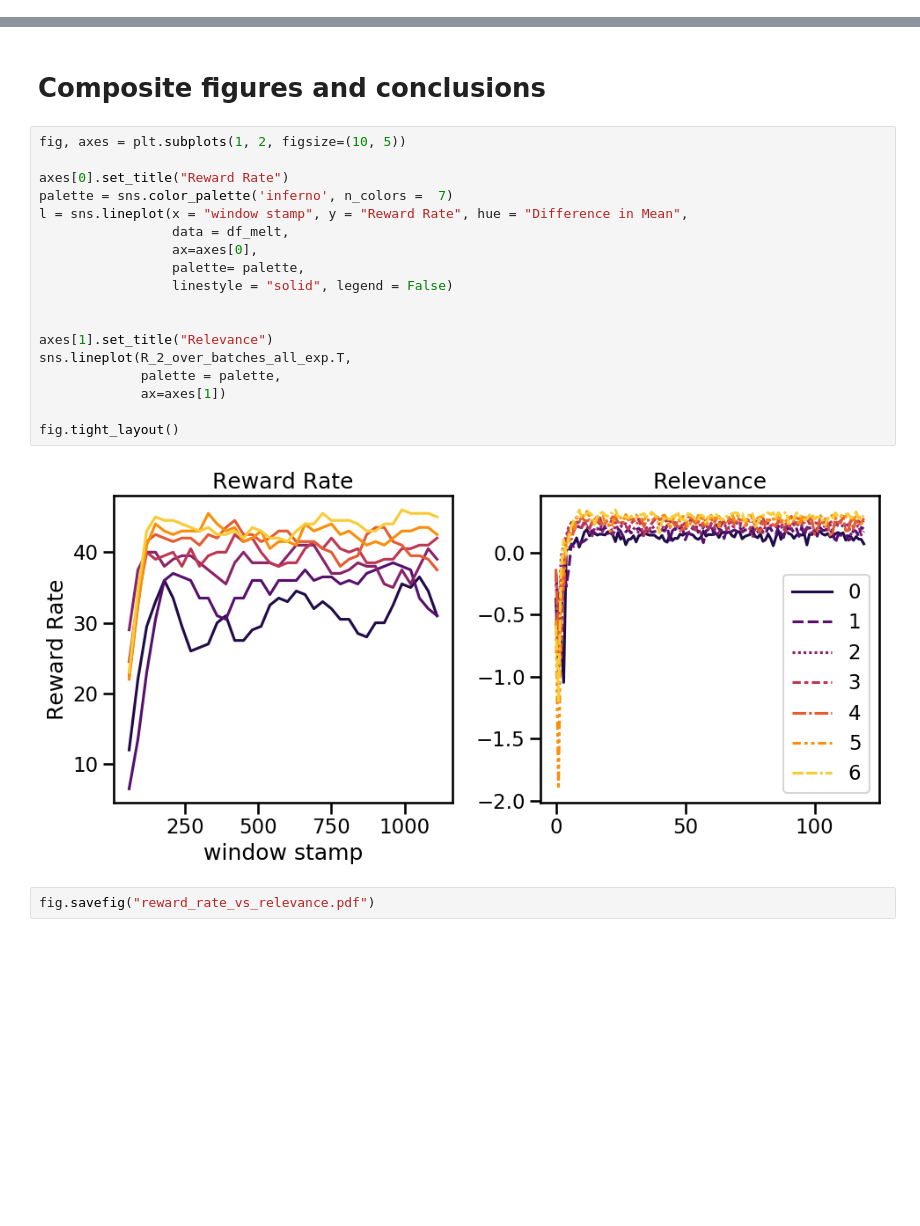
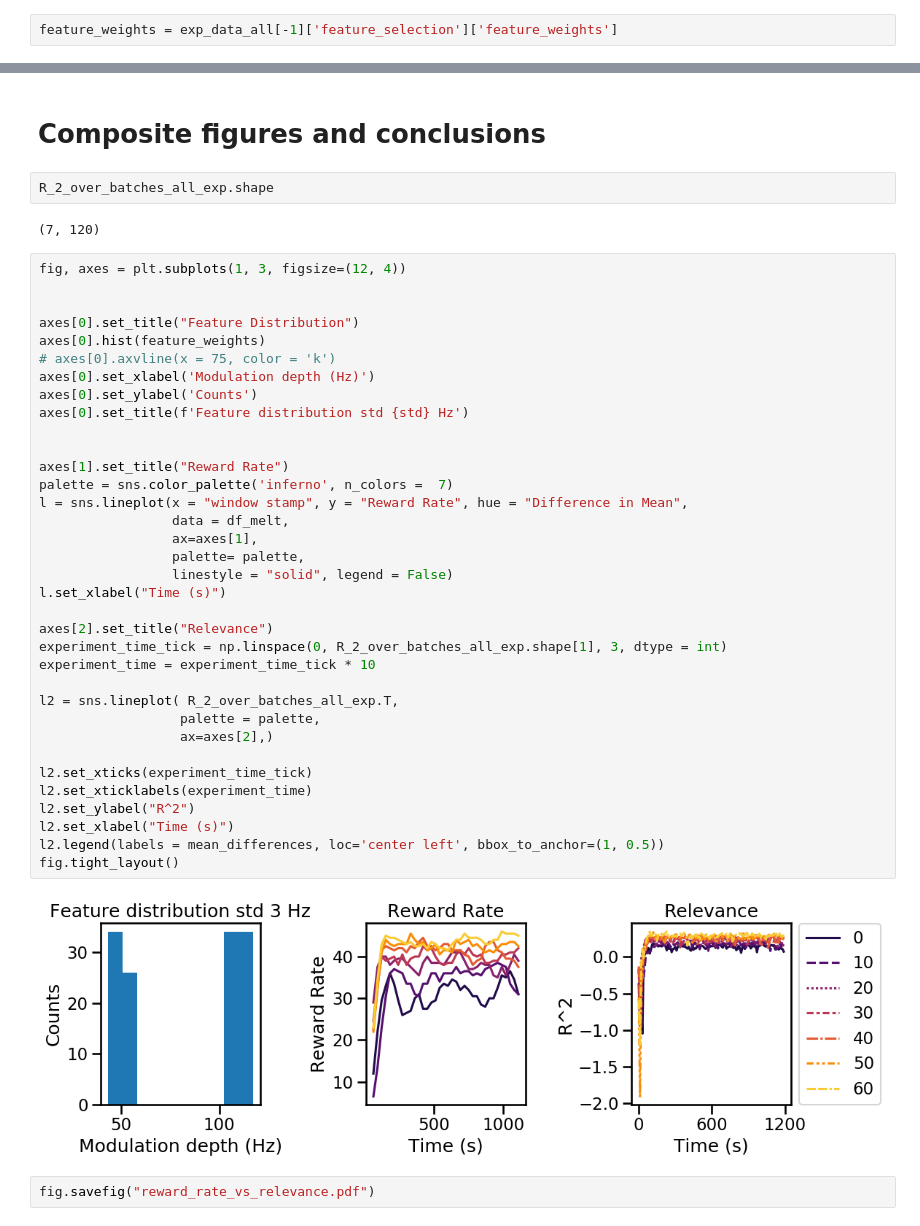
Before and after one commit to sijia66/adaptive_feature_selection, a Jupyter notebook: part_0_clda_simulation_with_feature_selection/20230119_afs_encoder_mixture_model_gap_R2.ipynb, the cells around one changed output, grey strips where cells are left out. Drawn from its saved outputs; the diff is of its cells as text; blank space fills up the shorter version.

```diff
--- a/part_0_clda_simulation_with_feature_selection/20230119_afs_encoder_mixture_model_gap_R2.ipynb
+++ b/part_0_clda_simulation_with_feature_selection/20230119_afs_encoder_mixture_model_gap_R2.ipynb
@@ -105,3 +105,5 @@ print(f'we collected {len(exp_data_all)} numbers of experiments')
 we collected 21 numbers of experiments
 # %% [markdown]
 # Check feature selection strategies
+# %%
+feature_weights = exp_data_all[-1]['feature_selection']['feature_weights']
@@ -700,25 +710,46 @@ Text(0, 0.5, 'R^2')
 [figure]
 # %% [markdown]
 # Composite figures and conclusions
+# %%
+R_2_over_batches_all_exp.shape
+# %% [output]
+(7, 120)
 # %%
-fig, axes = plt.subplots(1, 2, figsize=(10, 5))
+fig, axes = plt.subplots(1, 3, figsize=(12, 4))
 
-axes[0].set_title("Reward Rate")
+
+axes[0].set_title("Feature Distribution")
+axes[0].hist(feature_weights)
+# axes[0].axvline(x = 75, color = 'k')
+axes[0].set_xlabel('Modulation depth (Hz)')
+axes[0].set_ylabel('Counts')
+axes[0].set_title(f'Feature distribution std {std} Hz')
+
+
+axes[1].set_title("Reward Rate")
 palette = sns.color_palette('inferno', n_colors =  7)
 l = sns.lineplot(x = "window stamp", y = "Reward Rate", hue = "Difference in Mean",
                  data = df_melt,
-                 ax=axes[0],
+                 ax=axes[1],
                  palette= palette,
                  linestyle = "solid", legend = False)
+l.set_xlabel("Time (s)")
 
+axes[2].set_title("Relevance")
+experiment_time_tick = np.linspace(0, R_2_over_batches_all_exp.shape[1], 3, dtype = int)
+experiment_time = experiment_time_tick * 10
 
-axes[1].set_title("Relevance")
-sns.lineplot(R_2_over_batches_all_exp.T,
-             palette = palette,
-             ax=axes[1])
+l2 = sns.lineplot( R_2_over_batches_all_exp.T,
+                  palette = palette,
+                  ax=axes[2],)
 
+l2.set_xticks(experiment_time_tick)
+l2.set_xticklabels(experiment_time)
+l2.set_ylabel("R^2")
+l2.set_xlabel("Time (s)")
+l2.legend(labels = mean_differences, loc='center left', bbox_to_anchor=(1, 0.5))
 fig.tight_layout()
 # %% [output]
-[figure, old version]
+[figure, new version]
 # %%
 fig.savefig("reward_rate_vs_relevance.pdf")
```
Also changed, not shown: parts of 4 cells of this notebook, 1 other file.
